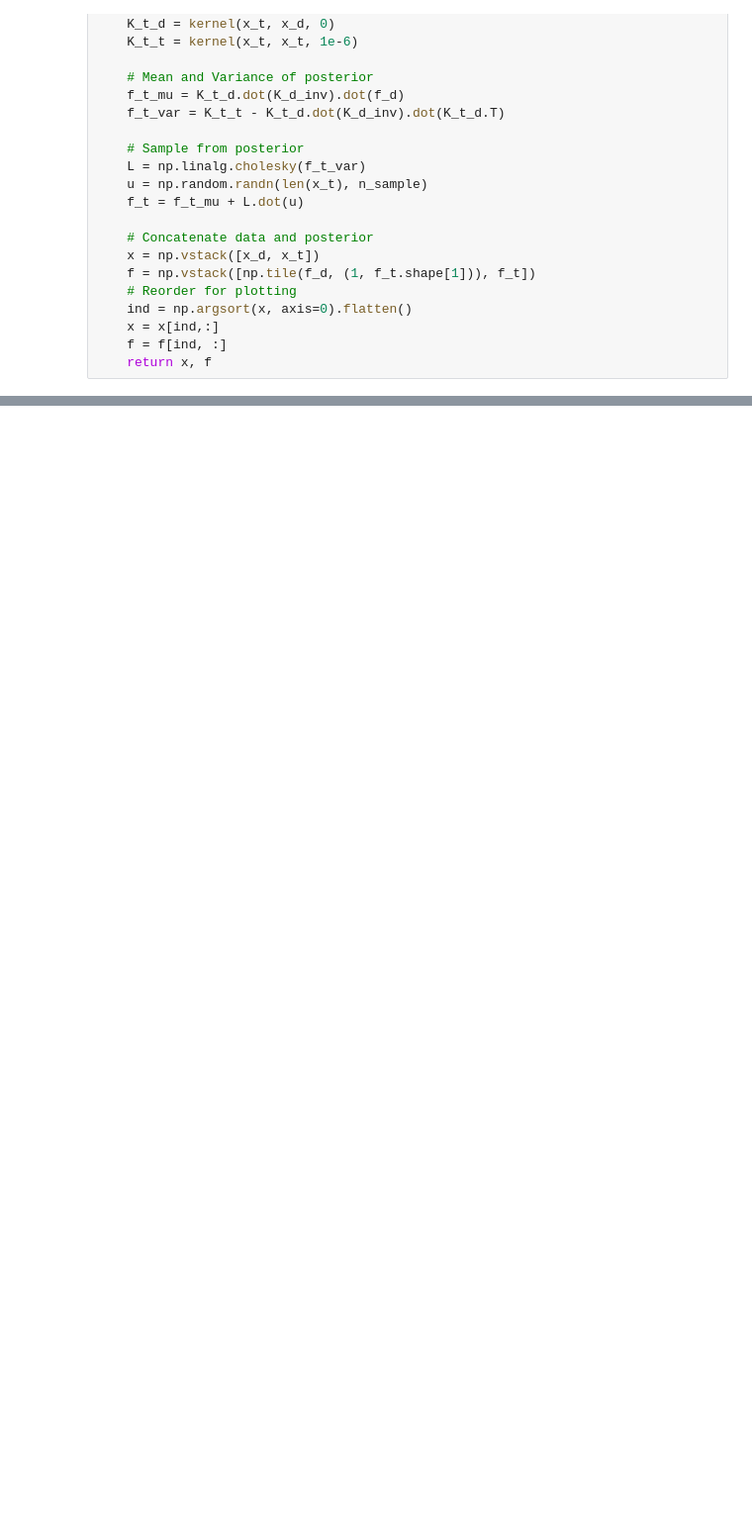
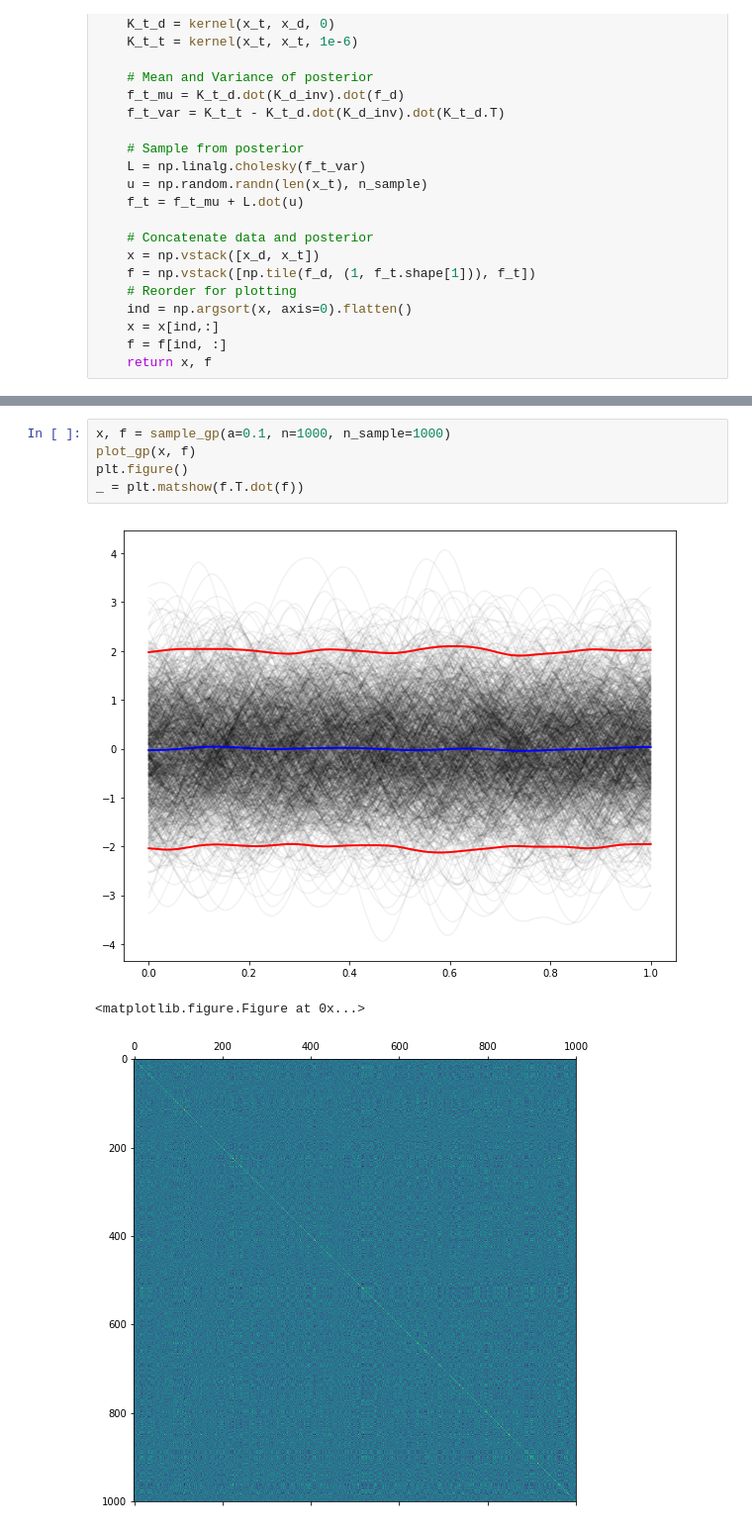
Before and after one commit to mattmcd/PyBayes, a Jupyter notebook: scripts/gp_first_principles.ipynb, the cells around one changed output, grey strips where cells are left out. Shown at 99% size. Drawn from its saved outputs; the diff is of its cells as text; blank space fills up the shorter version.

```diff
--- a/scripts/gp_first_principles.ipynb
+++ b/scripts/gp_first_principles.ipynb
@@ -116,0 +117,9 @@ _ = plt.plot(x_d, f_d, linestyle='none', marker='o', c='g', markersize=6)
+# %%
+x, f = sample_gp(a=0.1, n=1000, n_sample=1000)
+plot_gp(x, f)
+plt.figure()
+_ = plt.matshow(f.T.dot(f))
+# %% [output]
+[figure, added]
+<matplotlib.figure.Figure at 0x...>
+[figure, added]
```
Also changed, not shown: parts of 5 cells of this notebook.
